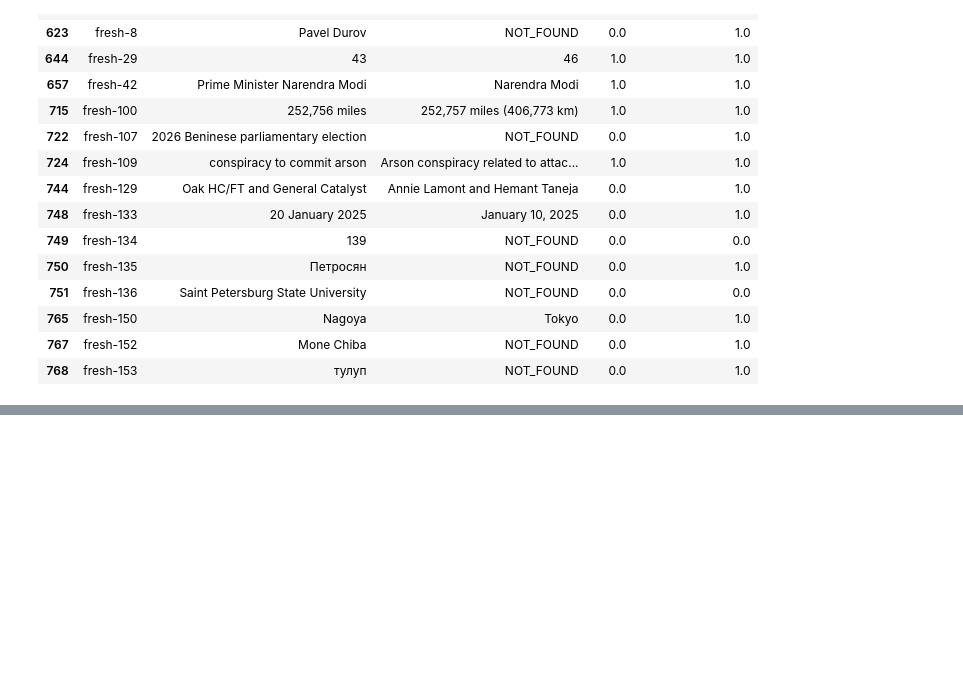
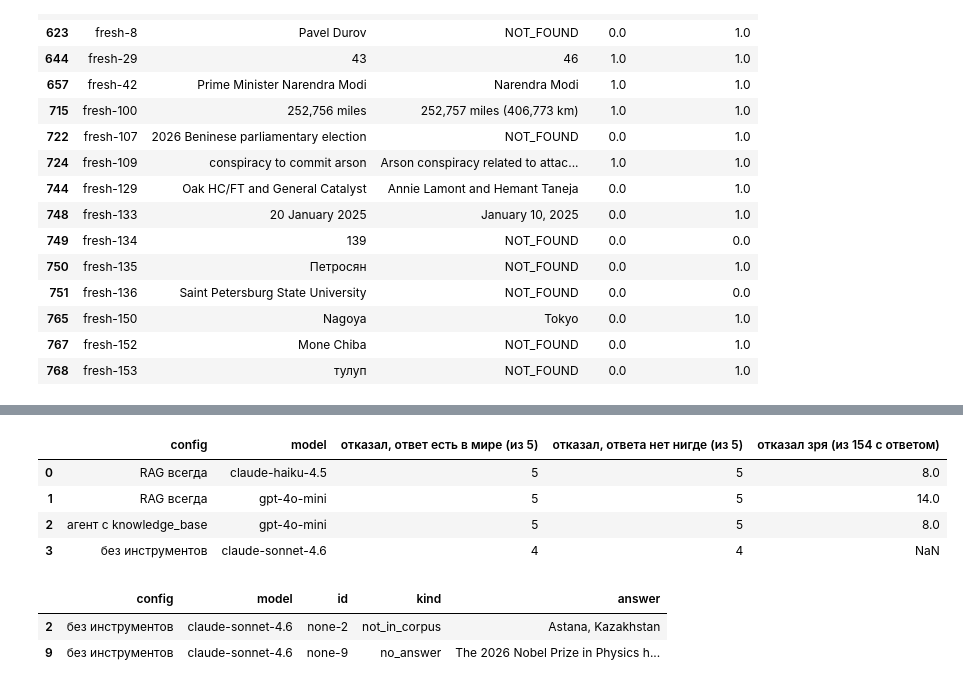
Before and after one commit to NorthMarshmallo/AI_Agent_events, a Jupyter notebook: notebooks/02_rag_memory.ipynb, the cells around one changed output, grey strips where cells are left out. Cells and saved outputs as stored; diff of their text form; code cells hidden in the pictures; blank space fills up the shorter version.

```diff
--- a/notebooks/02_rag_memory.ipynb
+++ b/notebooks/02_rag_memory.ipynb
@@ -847,0 +866,25 @@ agent_wrong.assign(rag_всегда_нашёл=agent_wrong["id"].map(rag_found))
+# %%
+# отказы: 10 вопросов, ответа на которые в корпусе нет: у 5 ответ есть в мире (not_in_corpus), у 5 его нет нигде (no_answer)
+kind = {t["id"]: t["kind"] for t in unanswerable}
+refusal_runs = pd.concat([
+    evaluate(plain_answer, unanswerable, "без инструментов", MODELS["strong"]),
+    evaluate(rag_answer, unanswerable, "RAG всегда", MODELS["cheap"]),
+    evaluate(rag_answer, unanswerable, "RAG всегда", MODELS["mid"]),
+    evaluate(agent, unanswerable, "агент с knowledge_base", MODELS["cheap"]),
+], ignore_index=True).assign(kind=lambda d: d["id"].map(kind))
+honest = refusal_runs.pivot_table(index=["config", "model"], columns="kind", values="refused", aggfunc="sum", sort=False)
+wrongly = results[results["refused"].notna()].groupby(["config", "model"], sort=False)["refused"].sum()   # у строк этапа 1 отказ не записан
+refusal_table = pd.DataFrame({"отказал, ответ есть в мире (из 5)": honest["not_in_corpus"],
+                              "отказал, ответа нет нигде (из 5)": honest["no_answer"],
+                              "отказал зря (из 154 с ответом)": wrongly}).reset_index()
+display(refusal_table)
+refusal_runs[~refusal_runs["refused"]][["config", "model", "id", "kind", "answer"]]   # где надо было отказать, а система ответила
+# %% [output]
+|  | config | model | отказал, ответ есть в мире (из 5) | отказал, ответа нет нигде (из 5) | отказал зря (из 154 с ответом) |
+| 0 | RAG всегда | claude-haiku-4.5 | 5 | 5 | 8.0 |
+| 1 | RAG всегда | gpt-4o-mini | 5 | 5 | 14.0 |
+| 2 | агент с knowledge_base | gpt-4o-mini | 5 | 5 | 8.0 |
+| 3 | без инструментов | claude-sonnet-4.6 | 4 | 4 | NaN |
+|  | config | model | id | kind | answer |
+| 2 | без инструментов | claude-sonnet-4.6 | none-2 | not_in_corpus | Astana, Kazakhstan |
+| 9 | без инструментов | claude-sonnet-4.6 | none-9 | no_answer | The 2026 Nobel Prize in Physics h... |
```
Also changed, not shown: parts of 6 cells of this notebook, 45 other files.
